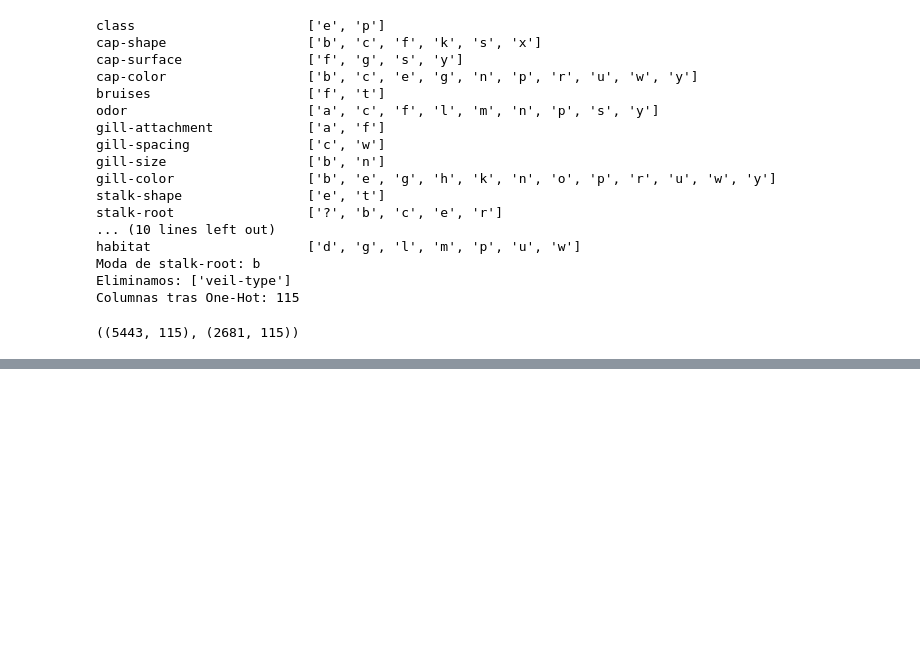
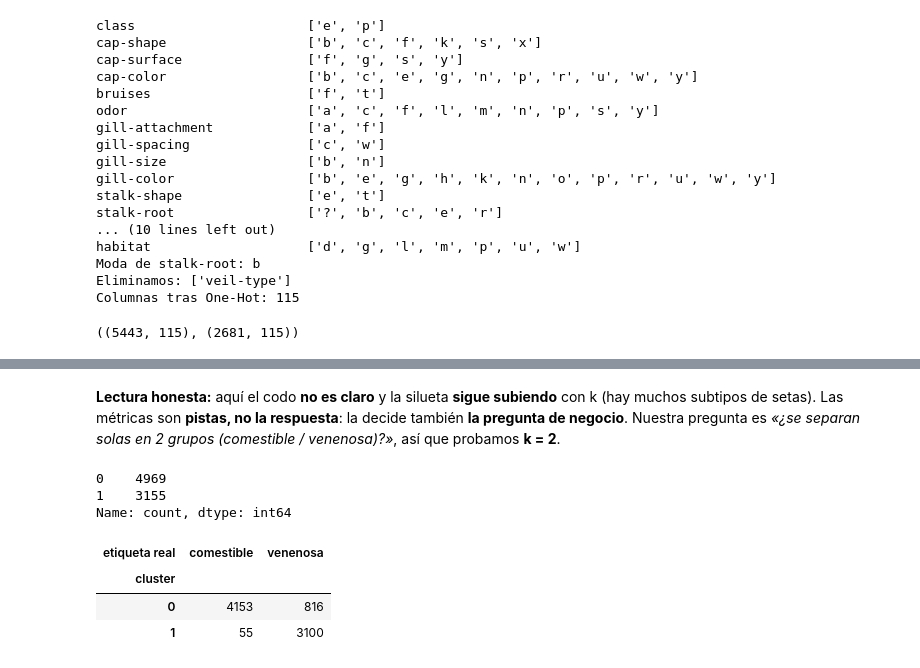
Before and after one commit to IA-P1-BCN/juanCarlos-investigacion-clustering, a Jupyter notebook: workshop-setas.ipynb, the cells around one changed output, grey strips where cells are left out. Saved outputs shown, nothing was run; the diff lists cells and outputs as text; code cells hidden in the pictures; blank space fills up the shorter version.

```diff
--- a/workshop-setas.ipynb
+++ b/workshop-setas.ipynb
@@ -303,0 +290,20 @@ plt.show()
+# %% [markdown]
+**Lectura honesta:** aquí el codo **no es claro** y la silueta **sigue subiendo** con k (hay muchos subtipos de setas). Las métricas son **pistas, no la respuesta**: la decide también **la pregunta de negocio**. Nuestra pregunta es *«¿se separan solas en 2 grupos (comestible / venenosa)?»*, así que probamos **k = 2**.
+# %%
+kmeans = KMeans(n_clusters=2, n_init=10, random_state=RANDOM_STATE).fit(X_red)
+clusters_km = kmeans.labels_
+
+# Cuántas setas hay en cada cluster
+print(pd.Series(clusters_km).value_counts().sort_index())
+
+# Solo para MIRAR (no para entrenar): ¿qué hay dentro de cada cluster?
+pd.crosstab(clusters_km, y.map({0: "comestible", 1: "venenosa"}),
+            rownames=["cluster"], colnames=["etiqueta real"])
+# %% [output]
+0    4969
+1    3155
+Name: count, dtype: int64
+| etiqueta real | comestible | venenosa |
+| cluster |  |  |
+| 0 | 4153 | 816 |
+| 1 | 55 | 3100 |
```
Also changed, not shown: parts of 30 cells of this notebook, 8 other files.
